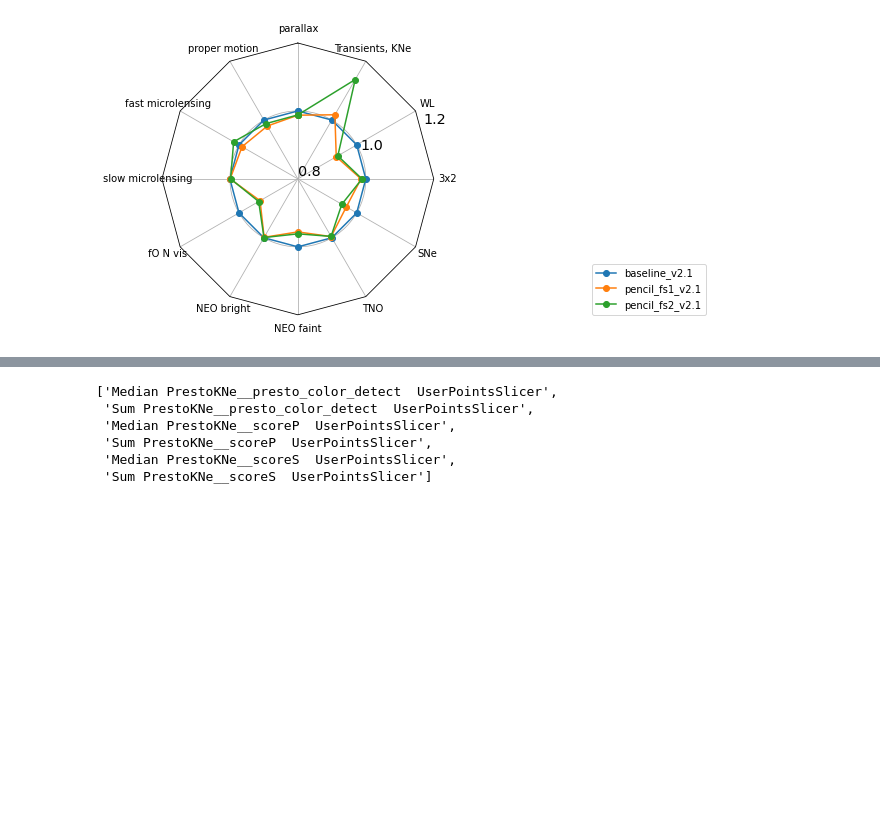
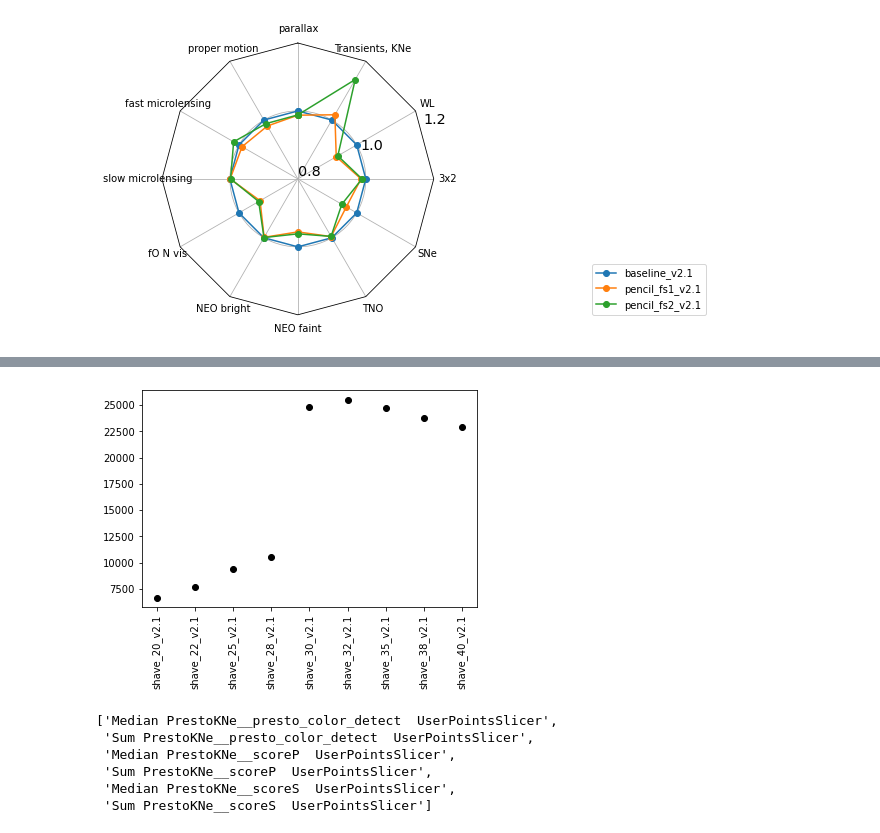
Before and after one commit to lsst-sims/smtn-017, a Jupyter notebook: plots/v21.ipynb, the cells around one changed output, grey strips where cells are left out. Cells and saved outputs as stored; diff of their text form; code cells hidden in the pictures; blank space fills up the shorter version.

```diff
--- a/plots/v21.ipynb
+++ b/plots/v21.ipynb
@@ -296,3 +305,11 @@ fig, ax = radar(ndata, legend=True, rgrids=[0.6, 1.0, 1.4], bbox_to_anchor=(2, 0
+# %%
+runs = [name for name in data.index if 'shave' in name]
+fig, ax = plt.subplots()
+
+ax.plot(data['SNe'].loc[runs], 'ko')
+ack = ax.tick_params('x',  rotation=90)
+# %% [output]
+[figure, added]
 # %%
 [col for col in df.columns if 'Presto' in col]
 # %% [output]
```
Also changed, not shown: parts of 14 cells of this notebook, 22 other files.
